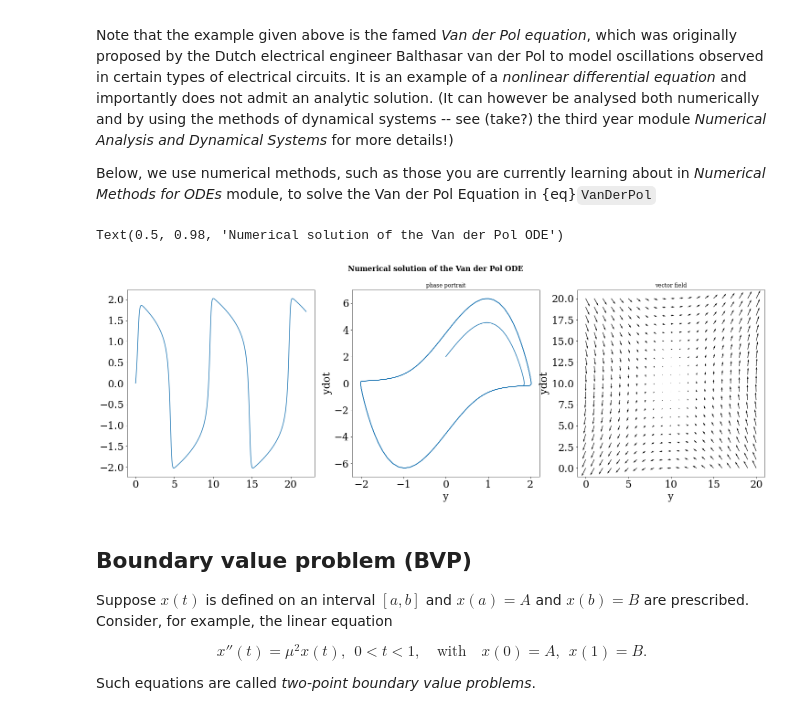
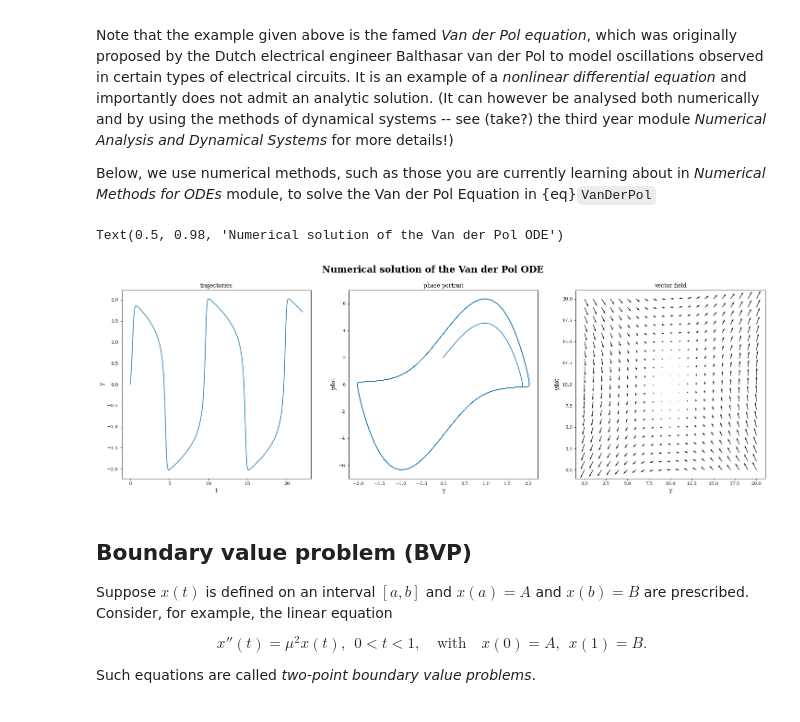
Before and after one commit to jjcrofts77/Advanced-Calculus-MATH20471, a Jupyter notebook: content/notebooks/Part1/Chapter1/IBVP.ipynb, the cells around one changed output. Drawn from its saved outputs; the diff is of its cells as text; code cells hidden in the pictures.

```diff
--- a/content/notebooks/Part1/Chapter1/IBVP.ipynb
+++ b/content/notebooks/Part1/Chapter1/IBVP.ipynb
@@ -61,39 +61,42 @@ def rhs(Y,t,mu):
 t = np.linspace(0,7*np.pi,1001) # integration interval
 y0 = [0, 2] # initial condition
 mu = 4
 y_arr = odeint(rhs,y0,t,args=(mu,))
 y,ydot = y_arr[:,0],y_arr[:,1]
 
 # plots
 plt.ion()
 plt.figure(figsize=[25,7.5])
 
 # trajectories
 plt.subplot(131)
 plt.plot(t, y)
+plt.title('trajectories',size=12)
+plt.xlabel('t',size=12)
+plt.ylabel('y',size=12)
 
 # phase portrait
 plt.subplot(132)
 plt.plot(y,ydot)
-plt.xlabel('y')
-plt.ylabel('ydot')
+plt.xlabel('y',size=12)
+plt.ylabel('ydot',size=12)
 plt.title('phase portrait',size=12)
 
 # vector field
 y,ydot = np.mgrid[-3:3:21j,-6:6:21j]
 u,v = rhs(np.array([y,ydot]),0.0,mu)
 mag = np.hypot(u,v)
 mag[mag==0] = 1.0
 plt.subplot(133)
 plt.quiver(y,ydot)
-plt.xlabel('y')
-plt.ylabel('ydot')
+plt.xlabel('y',size=12)
+plt.ylabel('ydot',size=12)
 plt.title('vector field',size=12)
 
-plt.suptitle('Numerical solution of the Van der Pol ODE',size=16,weight='bold')
+plt.suptitle('Numerical solution of the Van der Pol ODE',size=20,weight='bold')
 # %% [output]
 Text(0.5, 0.98, 'Numerical solution of the Van der Pol ODE')
-[figure, old version]
+[figure, new version]
 # %% [markdown]
 ## Boundary value problem (BVP)
 Suppose $x(t)$ is defined on an interval $\displaystyle [a, b]$ and $\displaystyle x(a) = A$ and $\displaystyle x(b) = B$ are prescribed. Consider, for example, the linear equation
```
Also changed, not shown: parts of 3 cells of this notebook.
